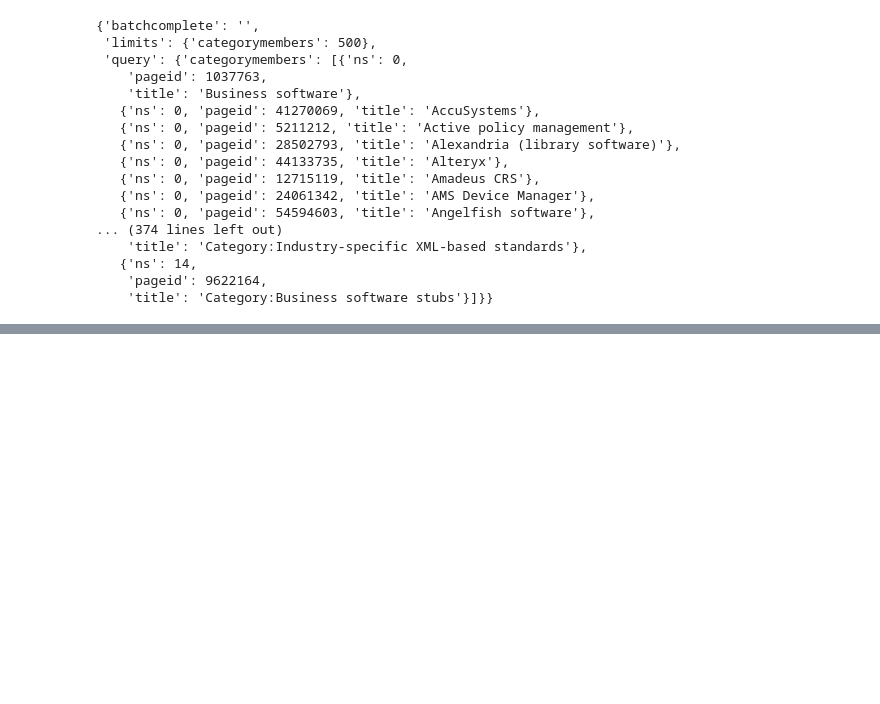
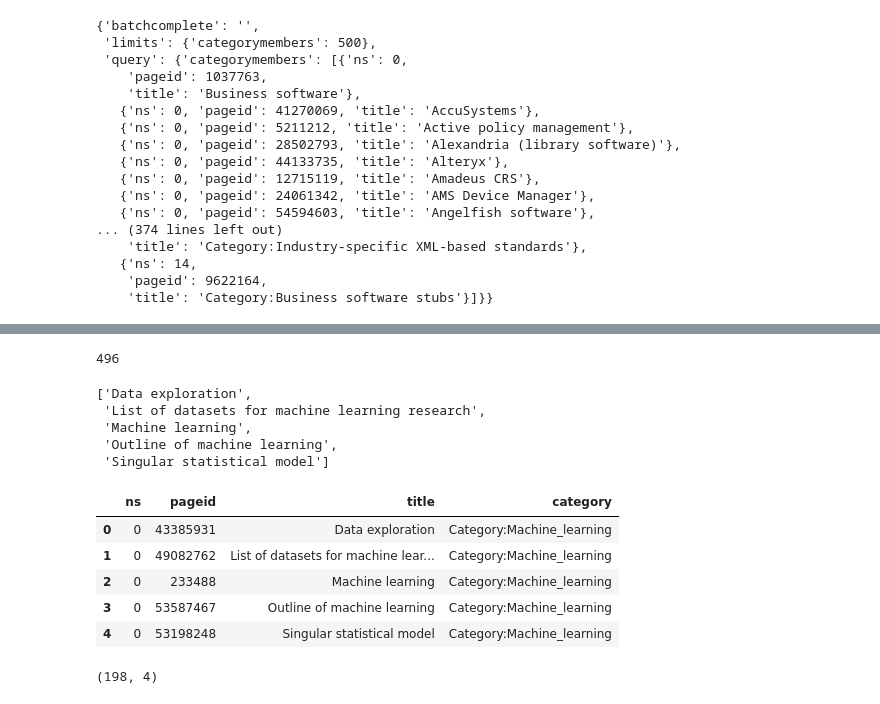
Before and after one commit to datascience-sakshi/Wikipedia_NLP_and_Semantic_Search, a Jupyter notebook: ipynb/Project_4_Working_Copy_2017-08-16.ipynb, the cells around one changed output, grey strips where cells are left out. Cells and saved outputs as stored; diff of their text form; code cells hidden in the pictures; blank space fills up the shorter version.

```diff
--- a/ipynb/Project_4_Working_Copy_2017-08-16.ipynb
+++ b/ipynb/Project_4_Working_Copy_2017-08-16.ipynb
@@ -162,5 +167,5 @@ def grab_article_names (category_name):
     articles_list.append(articles_df)
     article_titles_list = articles_df['title'].tolist()
 
-    return article_titles_list
+    return articles_df
 # %%
@@ -174 +220,27 @@ len(grab_article_names('Category:Business_software'))
+# %%
+ml_bs_articles_list = ml_articles_list + bs_articles_list
+len(ml_bs_articles_list)
+# %% [output]
+496
+# %%
+ml_bs_articles_list[:5]
+# %% [output]
+['Data exploration',
+ 'List of datasets for machine learning research',
+ 'Machine learning',
+ 'Outline of machine learning',
+ 'Singular statistical model']
+# %%
+ml_page_df.head()
+# %% [output]
+|  | ns | pageid | title | category |
+| 0 | 0 | 43385931 | Data exploration | Category:Machine_learning |
+| 1 | 0 | 49082762 | List of datasets for machine lear... | Category:Machine_learning |
+| 2 | 0 | 233488 | Machine learning | Category:Machine_learning |
+| 3 | 0 | 53587467 | Outline of machine learning | Category:Machine_learning |
+| 4 | 0 | 53198248 | Singular statistical model | Category:Machine_learning |
+# %%
+ml_page_df.shape
+# %% [output]
+(198, 4)
 # %%
```
Also changed, not shown: parts of 40 cells of this notebook, 2 other files.
